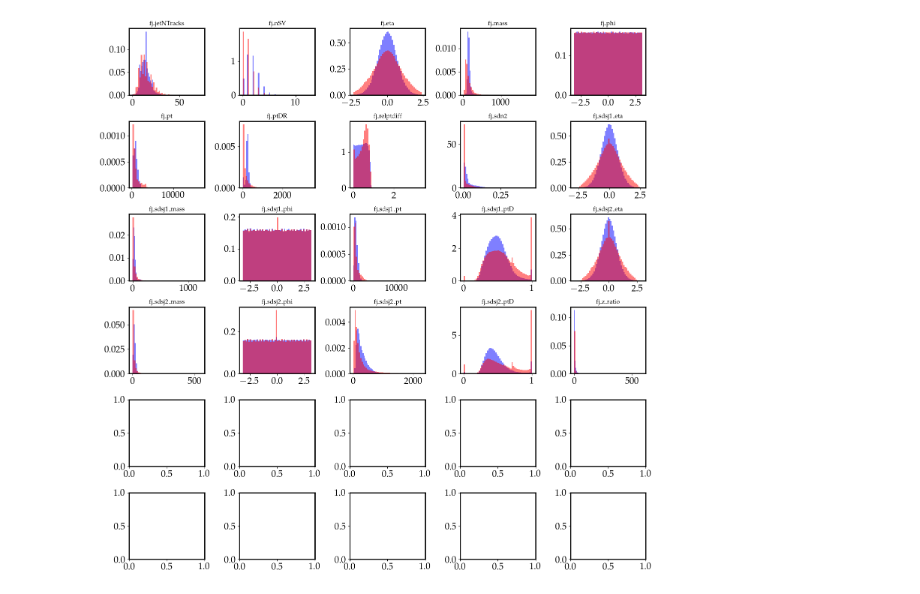
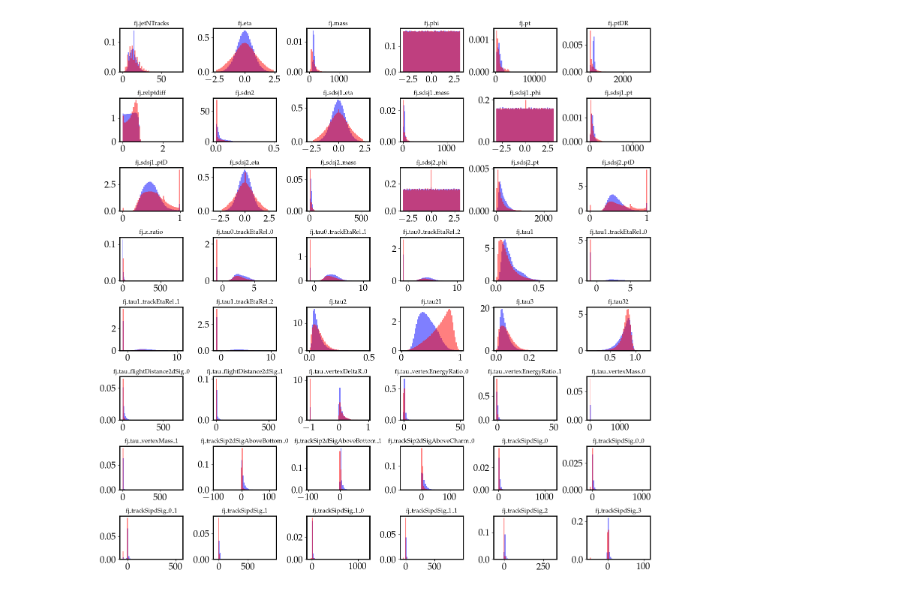
Before and after one commit to ikrommyd/PHYS549, a Jupyter notebook: model.ipynb, the cells around one changed output. Saved outputs shown, nothing was run; the diff lists cells and outputs as text; code cells hidden in the pictures.

```diff
--- a/model.ipynb
+++ b/model.ipynb
@@ -34,7 +34,7 @@ plt.rcParams.update({
     "legend.fontsize": 16
 })
 # %%
-with np.load("root_files/kinematics_train.npz") as file:
+with np.load("root_files/combined_train.npz") as file:
     feature_array = file['features']
     label_array = file['labels']
     features = file['names'].tolist()
@@ -90,14 +90,16 @@ print(sig_test_out.shape)
 # %%
-fig, axes = plt.subplots(6,5, figsize=(15,15))
+fig, axes = plt.subplots(8,6, figsize=(15,15))
 
-for ax, label in tqdm(zip(axes.ravel(), sig_train_out.columns), total = 20):
+features_to_plot = sig_train_out.columns.drop('fj_nSV')
+
+for ax, label in tqdm(zip(axes.ravel(), features_to_plot), total = len(features_to_plot)):
     ax.hist(sig_train_out[label],density=True,color='b',alpha=0.5,bins=50)
     ax.hist(bkg_train_out[label],density=True,color='r',alpha=0.5,bins=50)
     ax.set_title(label)
 
 plt.tight_layout()
 plt.show()
 # %% [output]
-[figure, old version]
+[figure, new version]
 # %%
 plt.figure(figsize=(20,20))
```
Also changed, not shown: parts of 30 cells of this notebook, 6 other files.
